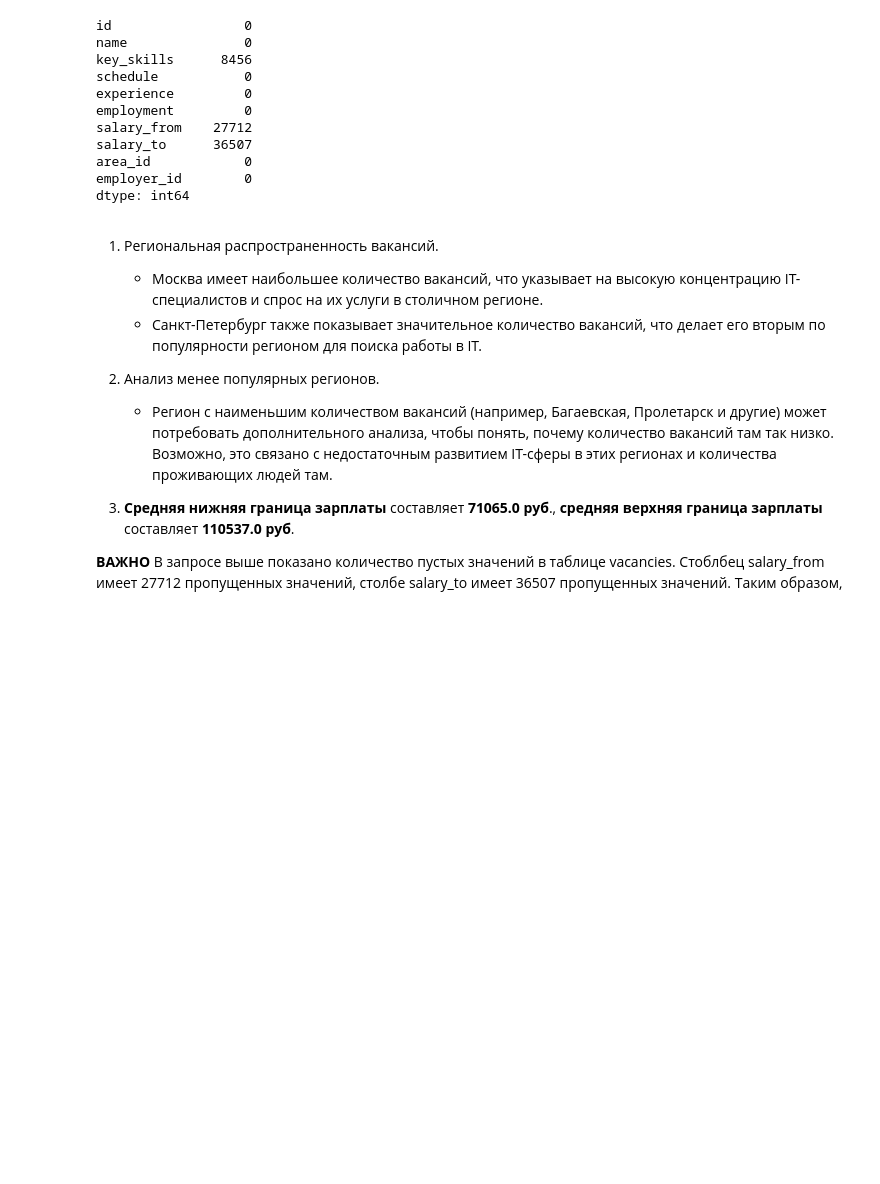
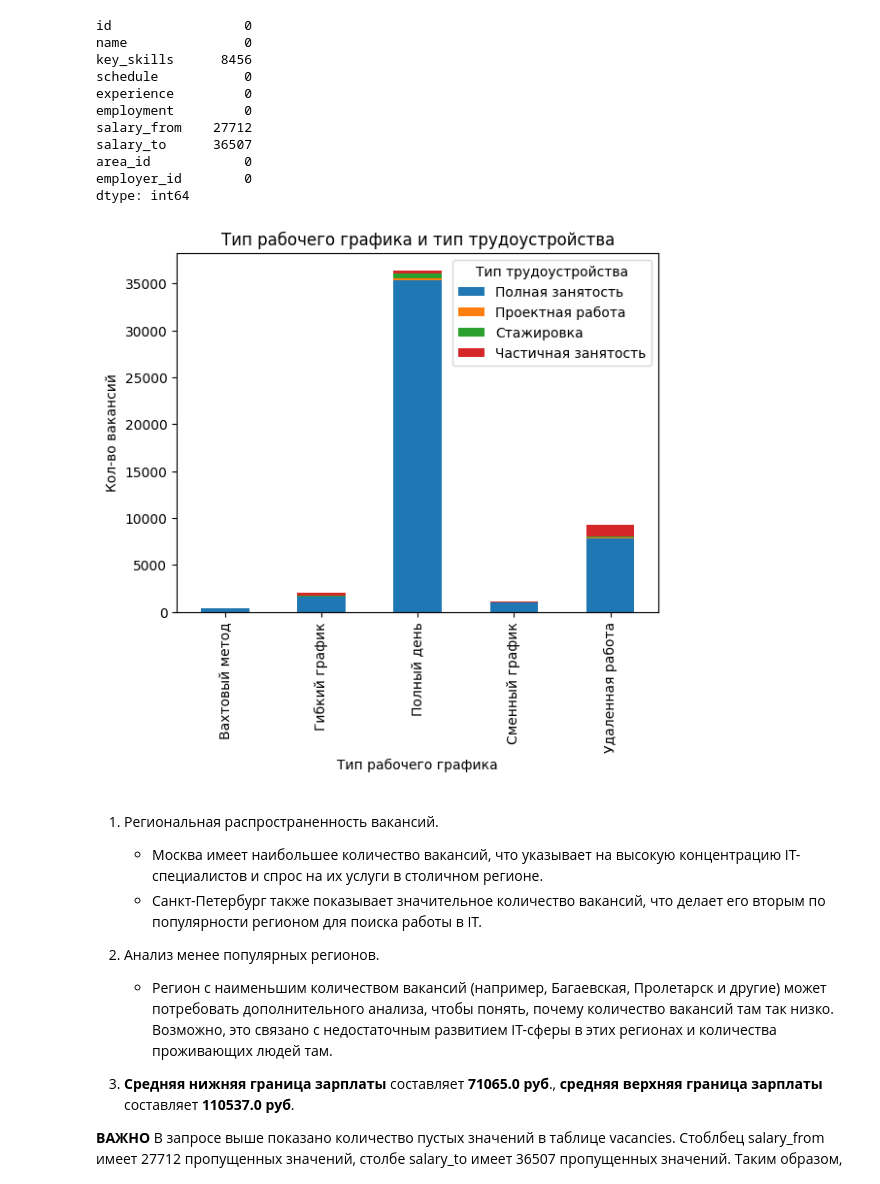
Before and after one commit to pelindzhinser/PROJECT_2, a Jupyter notebook: HH_PROJECT_2.ipynb, the cells around one changed output. Cells and saved outputs as stored; diff of their text form; code cells hidden in the pictures; blank space fills up the shorter version.

```diff
--- a/HH_PROJECT_2.ipynb
+++ b/HH_PROJECT_2.ipynb
@@ -331,6 +331,20 @@ dtype: int64
 # %%
 fig = px.bar(query4_4, x="Тип рабочего графика", y="Кол-во вакансий", color="Тип трудоустройства", title="Тип рабочего графика и тип трудоустройства")
 fig.show()
+# %%
+grouped = query4_4.groupby(["Тип рабочего графика", "Тип трудоустройства"])["Кол-во вакансий"].sum().unstack()
+
+fig, ax = plt.subplots()
+
+grouped.plot(kind="bar", stacked=True, ax=ax)
+
+ax.set_title("Тип рабочего графика и тип трудоустройства")
+ax.set_xlabel("Тип рабочего графика")
+ax.set_ylabel("Кол-во вакансий")
+
+plt.show()
+# %% [output]
+[figure, added]
 # %% [markdown]
 
 1. Региональная распространенность вакансий.
```
